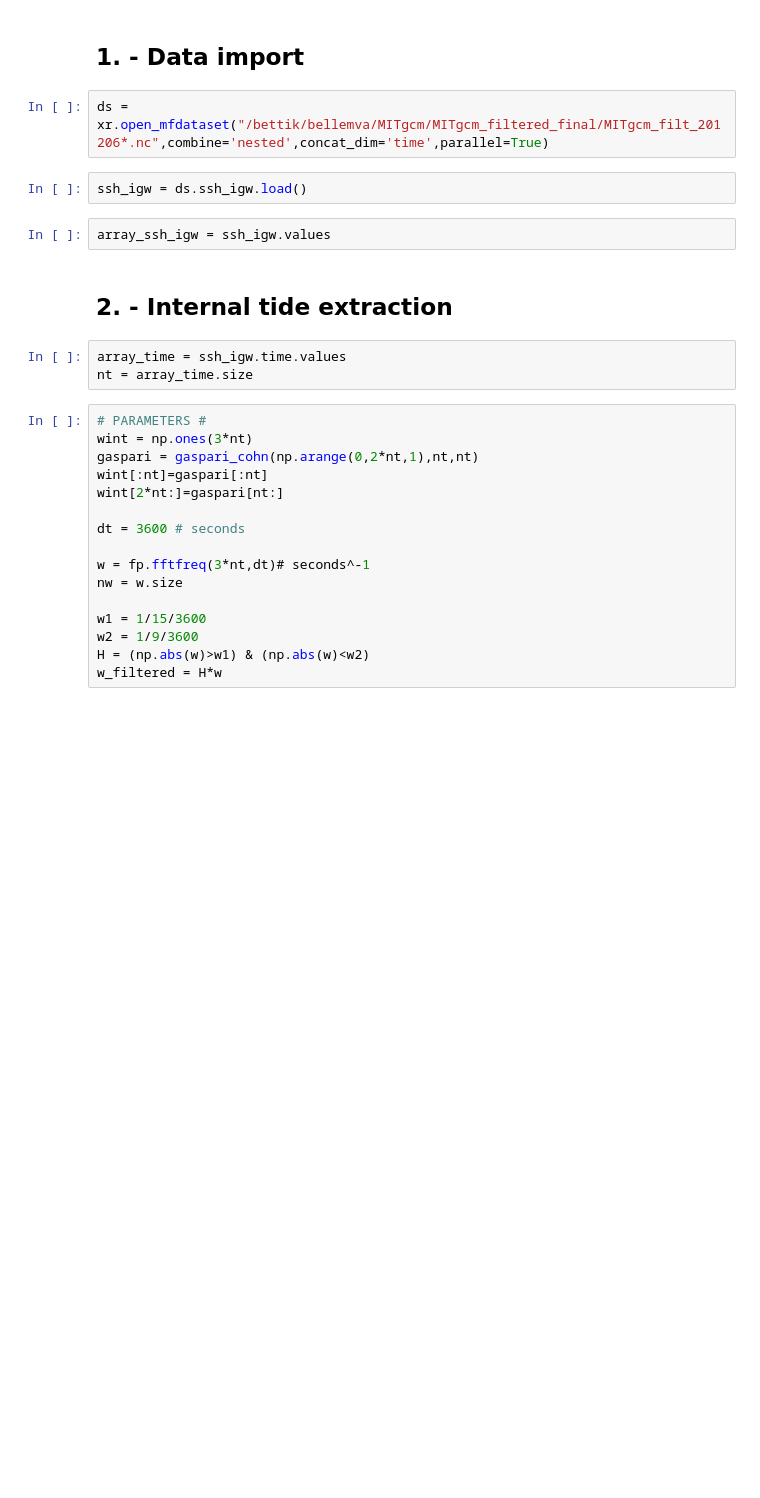
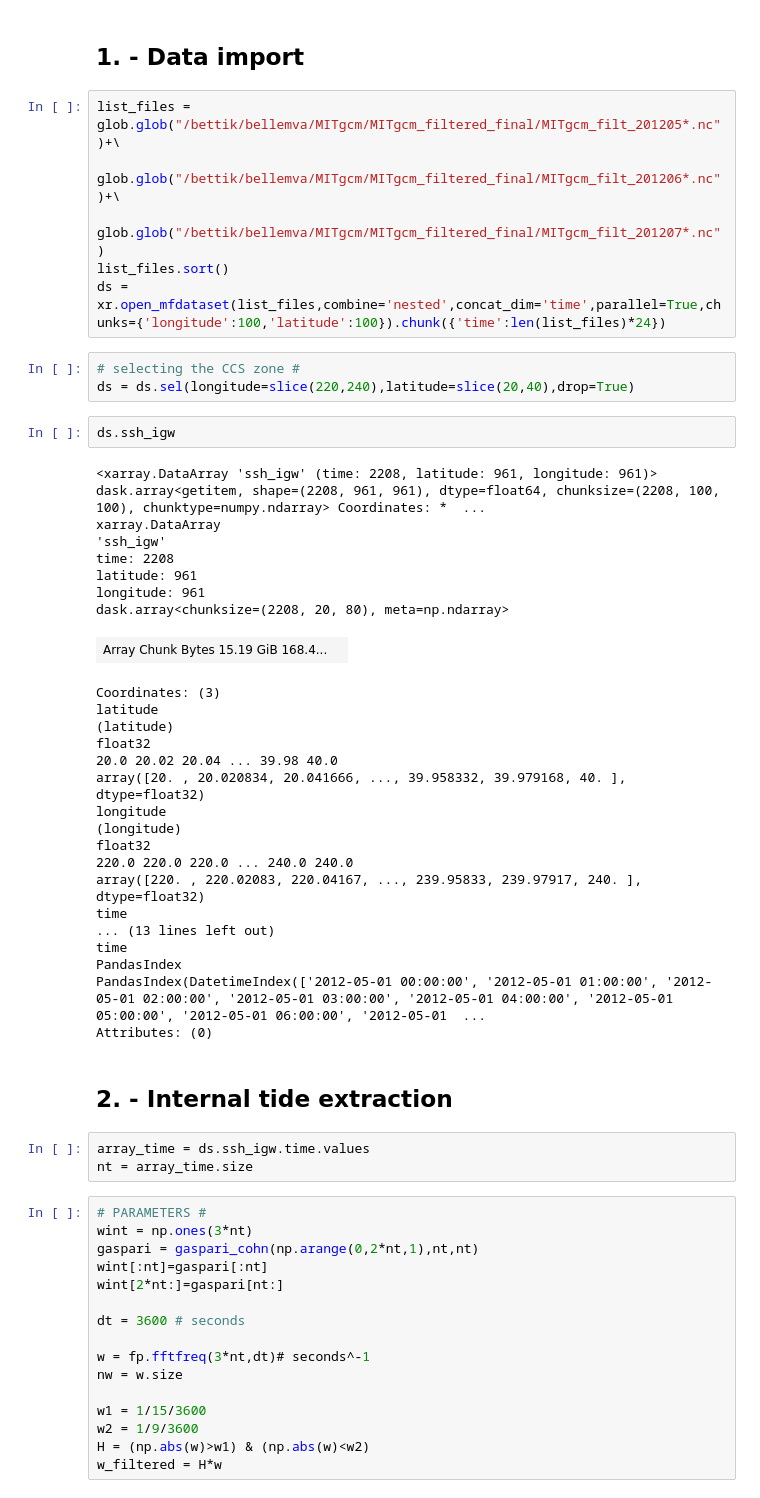
Before and after one commit to vbellemin/OSSE_generator, a Jupyter notebook: filter_tool/extract_it/notebook.ipynb, the cells around one changed output. Saved outputs shown, nothing was run; the diff lists cells and outputs as text; blank space fills up the shorter version.

```diff
--- a/filter_tool/extract_it/notebook.ipynb
+++ b/filter_tool/extract_it/notebook.ipynb
@@ -24,15 +17,46 @@ c
 # %% [markdown]
 ## 1. - Data import
-# %%
-ds = xr.open_mfdataset("/bettik/bellemva/MITgcm/MITgcm_filtered_final/MITgcm_filt_201206*.nc",combine='nested',concat_dim='time',parallel=True)
-# %%
-ssh_igw = ds.ssh_igw.load()
-# %%
-array_ssh_igw = ssh_igw.values
+# %%
+list_files = glob.glob("/bettik/bellemva/MITgcm/MITgcm_filtered_final/MITgcm_filt_201205*.nc")+\
+             glob.glob("/bettik/bellemva/MITgcm/MITgcm_filtered_final/MITgcm_filt_201206*.nc")+\
+             glob.glob("/bettik/bellemva/MITgcm/MITgcm_filtered_final/MITgcm_filt_201207*.nc")
+list_files.sort()
+ds = xr.open_mfdataset(list_files,combine='nested',concat_dim='time',parallel=True,chunks={'longitude':100,'latitude':100}).chunk({'time':len(list_files)*24})
+# %%
+# selecting the CCS zone #
+ds = ds.sel(longitude=slice(220,240),latitude=slice(20,40),drop=True)
+# %%
+ds.ssh_igw
+# %% [output]
+<xarray.DataArray 'ssh_igw' (time: 2208, latitude: 961, longitude: 961)> dask.array<getitem, shape=(2208, 961, 961), dtype=float64, chunksize=(2208, 100, 100), chunktype=numpy.ndarray> Coordinates: *  ...
+xarray.DataArray
+'ssh_igw'
+time: 2208
+latitude: 961
+longitude: 961
+dask.array<chunksize=(2208, 20, 80), meta=np.ndarray>
+| Array Chunk Bytes 15.19 GiB 168.4... |  |
+Coordinates: (3)
+latitude
+(latitude)
+float32
+20.0 20.02 20.04 ... 39.98 40.0
+array([20. , 20.020834, 20.041666, ..., 39.958332, 39.979168, 40. ], dtype=float32)
+longitude
+(longitude)
+float32
+220.0 220.0 220.0 ... 240.0 240.0
+array([220. , 220.02083, 220.04167, ..., 239.95833, 239.97917, 240. ], dtype=float32)
+time
+... (13 lines left out)
+time
+PandasIndex
+PandasIndex(DatetimeIndex(['2012-05-01 00:00:00', '2012-05-01 01:00:00', '2012-05-01 02:00:00', '2012-05-01 03:00:00', '2012-05-01 04:00:00', '2012-05-01 05:00:00', '2012-05-01 06:00:00', '2012-05-01  ...
+Attributes: (0)
 # %% [markdown]
 ## 2. - Internal tide extraction
 # %%
-array_time = ssh_igw.time.values
+array_time = ds.ssh_igw.time.values
 nt = array_time.size
 # %%
 # PARAMETERS #
```
Also changed, not shown: parts of 23 cells of this notebook.
